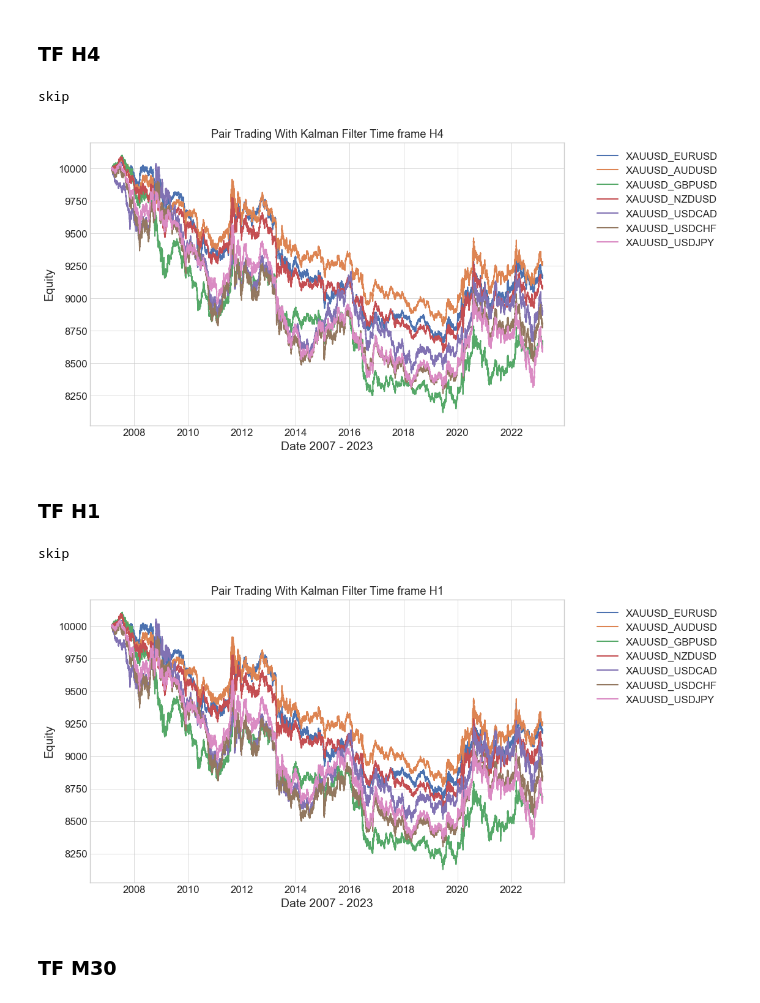
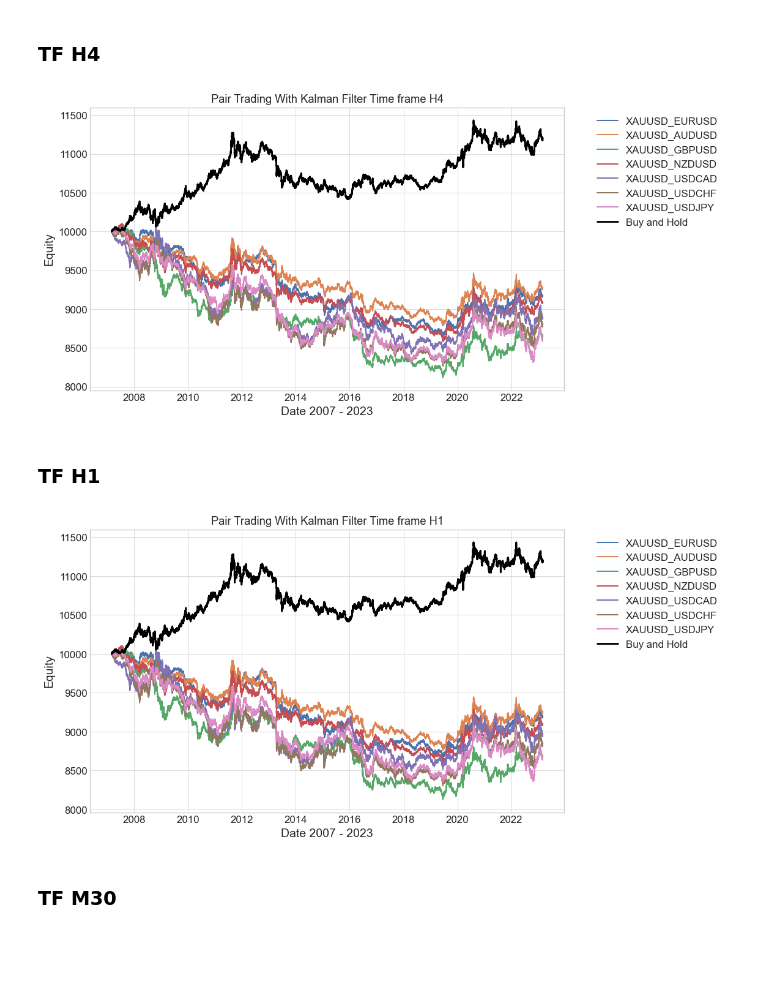
Before and after one commit to Kittipong91/XAUUSD_algorithmic_trading, a Jupyter notebook: Results/Pairs_Trading/Equity.ipynb, the cells around one changed output. Cells and saved outputs as stored; diff of their text form; code cells hidden in the pictures; blank space fills up the shorter version.

```diff
--- a/Results/Pairs_Trading/Equity.ipynb
+++ b/Results/Pairs_Trading/Equity.ipynb
@@ -197,7 +197,8 @@ USDJPY['M30'] = pd.read_csv(
 USDJPY['D1'] = USDJPY['D1'].reindex(EURUSD['D1'].index, method='ffill')  # fill forward
 USDJPY['H4'] = USDJPY['H4'].reindex(EURUSD['H4'].index, method='ffill')  # fill forward
 USDJPY['H1'] = USDJPY['H1'].reindex(EURUSD['H1'].index, method='ffill')  # fill forward
-USDJPY['M30'] = USDCHF['M30'].reindex(EURUSD['M30'].index, method='ffill')  # fill forward
+USDJPY['M30'] = USDJPY['M30'].reindex(
+    EURUSD['M30'].index, method='ffill')  # fill forward
 # %%
 strategy['XAUUSD_USDJPY'] = USDJPY
 # %% [markdown]
@@ -213,6 +214,15 @@ benchmark['H1'] = pd.read_csv(
     '../../out/Technical_Strategy/Buy_and_Hold/Backtest/result_H1.csv', index_col='Time', parse_dates=True)
 benchmark['M30'] = pd.read_csv(
     '../../out/Technical_Strategy/Buy_and_Hold/Backtest/result_M30.csv', index_col='Time', parse_dates=True)
+# %%
+benchmark['D1'] = benchmark['D1'].reindex(
+    EURUSD['D1'].index, method='ffill')  # fill forward
+benchmark['H4'] = benchmark['H4'].reindex(
+    EURUSD['H4'].index, method='ffill')  # fill forward
+benchmark['H1'] = benchmark['H1'].reindex(
+    EURUSD['H1'].index, method='ffill')  # fill forward
+benchmark['M30'] = benchmark['M30'].reindex(
+    EURUSD['M30'].index, method='ffill')  # fill forward
 # %%
 strategy['Buy and Hold'] = benchmark
 # %% [markdown]
@@ -235,8 +245,8 @@ with plt.style.context('seaborn-v0_8-whitegrid'):
 
 
         if data == 'Buy and Hold':
-            print('skip')
-            # plt.plot(x, y, label=f'{data}',color='black', linewidth=3, zorder=20)
+
+            plt.plot(x, y, label=f'{data}',color='black', linewidth=2, zorder=20)
 
         else:
 
@@ -274,8 +283,8 @@ with plt.style.context('seaborn-v0_8-whitegrid'):
 
 
         if data == 'Buy and Hold':
-            print('skip')
-            # plt.plot(x, y, label=f'{data}',color='black', linewidth=3, zorder=20)
+
+            plt.plot(x, y, label=f'{data}',color='black', linewidth=2, zorder=20)
 
         else:
 
@@ -293,8 +302,7 @@ with plt.style.context('seaborn-v0_8-whitegrid'):
 
 plt.show()
 # %% [output]
-skip
-[figure, old version]
+[figure, new version]
 # %% [markdown]
 ### TF H1
 # %%
@@ -303,37 +311,36 @@ TF = 'H1'
 XAUUSD[TF] = XAUUSD[TF].reindex(
     AUDUSD[TF].index, method='ffill')  # fill forward
 x = XAUUSD[TF].index  # Using the index directly without calling it
 
 
 with plt.style.context('seaborn-v0_8-whitegrid'):
 
     for i, data in enumerate(strategy):
 
         y = strategy[f'{data}'][TF]['Equity']
 
 
         if data == 'Buy and Hold':
-            print('skip')
-            # plt.plot(x, y, label=f'{data}',color='black', linewidth=3, zorder=20)
+
+            plt.plot(x, y, label=f'{data}',color='black', linewidth=2, zorder=20)
 
         else:
 
             plt.plot(x, y, label=f'{data}')
 
     # Number of accent colors in the color scheme
 
     plt.title(f'Pair Trading With Kalman Filter Time frame {TF}')
 
     plt.xlabel('Date 2007 - 2023', fontsize=14)
 
     plt.ylabel('Equity', fontsize=14)
 
     plt.legend(bbox_to_anchor=(1.05, 1), loc='upper left')
 
 plt.show()
 # %% [output]
-skip
-[figure, old version]
+[figure, new version]
 # %% [markdown]
 ### TF M30
 # %%
```
Also changed, not shown: parts of 2 cells of this notebook, 15 other files.
